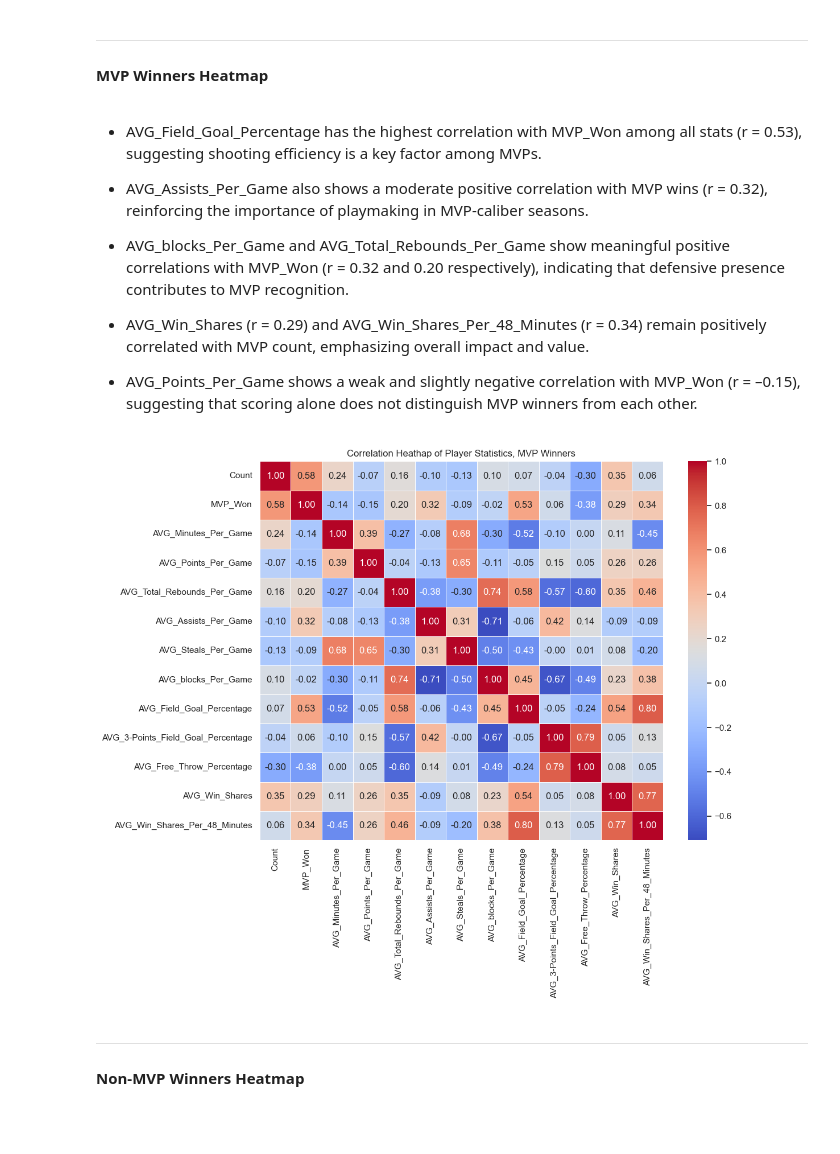
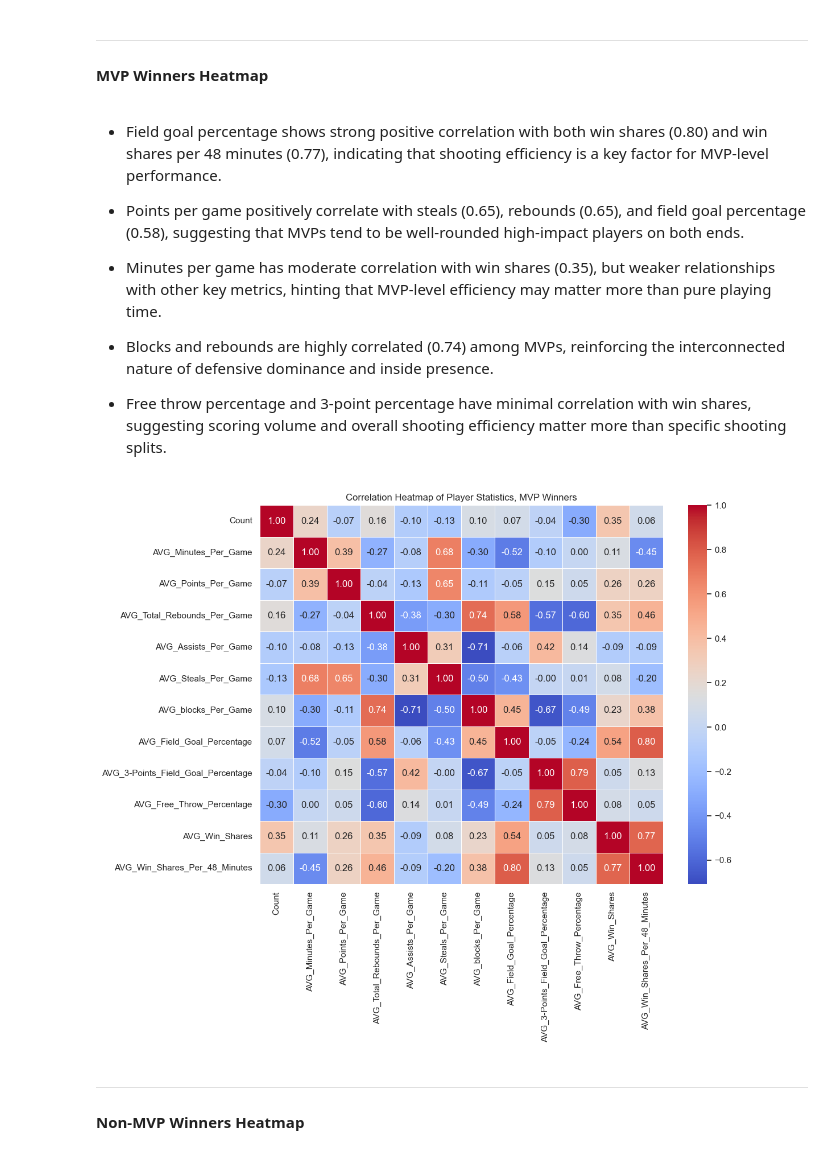
Before and after one commit to RasheedMartin/PredictingNBACareers, a Jupyter notebook: notebooks/exploratory_data_analysis/NBA MVP Voting Data_EDA.ipynb, the cells around one changed output. Drawn from its saved outputs; the diff is of its cells as text; code cells hidden in the pictures; blank space fills up the shorter version.

```diff
--- a/notebooks/exploratory_data_analysis/NBA MVP Voting Data_EDA.ipynb
+++ b/notebooks/exploratory_data_analysis/NBA MVP Voting Data_EDA.ipynb
@@ -171,25 +171,25 @@ plt.show()
 ---
 #### MVP Winners Heatmap
 # %% [markdown]
-* AVG_Field_Goal_Percentage has the highest correlation with MVP_Won among all stats (r = 0.53), suggesting shooting efficiency is a key factor among MVPs.
+* Field goal percentage shows strong positive correlation with both win shares (0.80) and win shares per 48 minutes (0.77), indicating that shooting efficiency is a key factor for MVP-level performance.
 
-* AVG_Assists_Per_Game also shows a moderate positive correlation with MVP wins (r = 0.32), reinforcing the importance of playmaking in MVP-caliber seasons.
+* Points per game positively correlate with steals (0.65), rebounds (0.65), and field goal percentage (0.58), suggesting that MVPs tend to be well-rounded high-impact players on both ends.
 
-* AVG_blocks_Per_Game and AVG_Total_Rebounds_Per_Game show meaningful positive correlations with MVP_Won (r = 0.32 and 0.20 respectively), indicating that defensive presence contributes to MVP recognition.
+* Minutes per game has moderate correlation with win shares (0.35), but weaker relationships with other key metrics, hinting that MVP-level efficiency may matter more than pure playing time.
 
-* AVG_Win_Shares (r = 0.29) and AVG_Win_Shares_Per_48_Minutes (r = 0.34) remain positively correlated with MVP count, emphasizing overall impact and value.
+* Blocks and rebounds are highly correlated (0.74) among MVPs, reinforcing the interconnected nature of defensive dominance and inside presence.
 
-* AVG_Points_Per_Game shows a weak and slightly negative correlation with MVP_Won (r = –0.15), suggesting that scoring alone does not distinguish MVP winners from each other.
+* Free throw percentage and 3-point percentage have minimal correlation with win shares, suggesting scoring volume and overall shooting efficiency matter more than specific shooting splits.
 # %%
-mvp_only = mvp[mvp["MVP_Won"] > 0]
+mvp_only = mvp[mvp["MVP_Won"] > 0].drop(columns=["MVP_Won"])
 
 plt.figure(figsize=(12,10))
 sns.heatmap(mvp_only.corr(numeric_only=True), annot=True, fmt=".2f", cmap="coolwarm", linewidths=0.5)
-plt.title("Correlation Heathap of Player Statistics, MVP Winners")
+plt.title("Correlation Heatmap of Player Statistics, MVP Winners")
 plt.tight_layout()
 plt.show()
 # %% [output]
-[figure, old version]
+[figure, new version]
 # %% [markdown]
 ---
 #### Non-MVP Winners Heatmap
```
Also changed, not shown: parts of 7 cells of this notebook.
